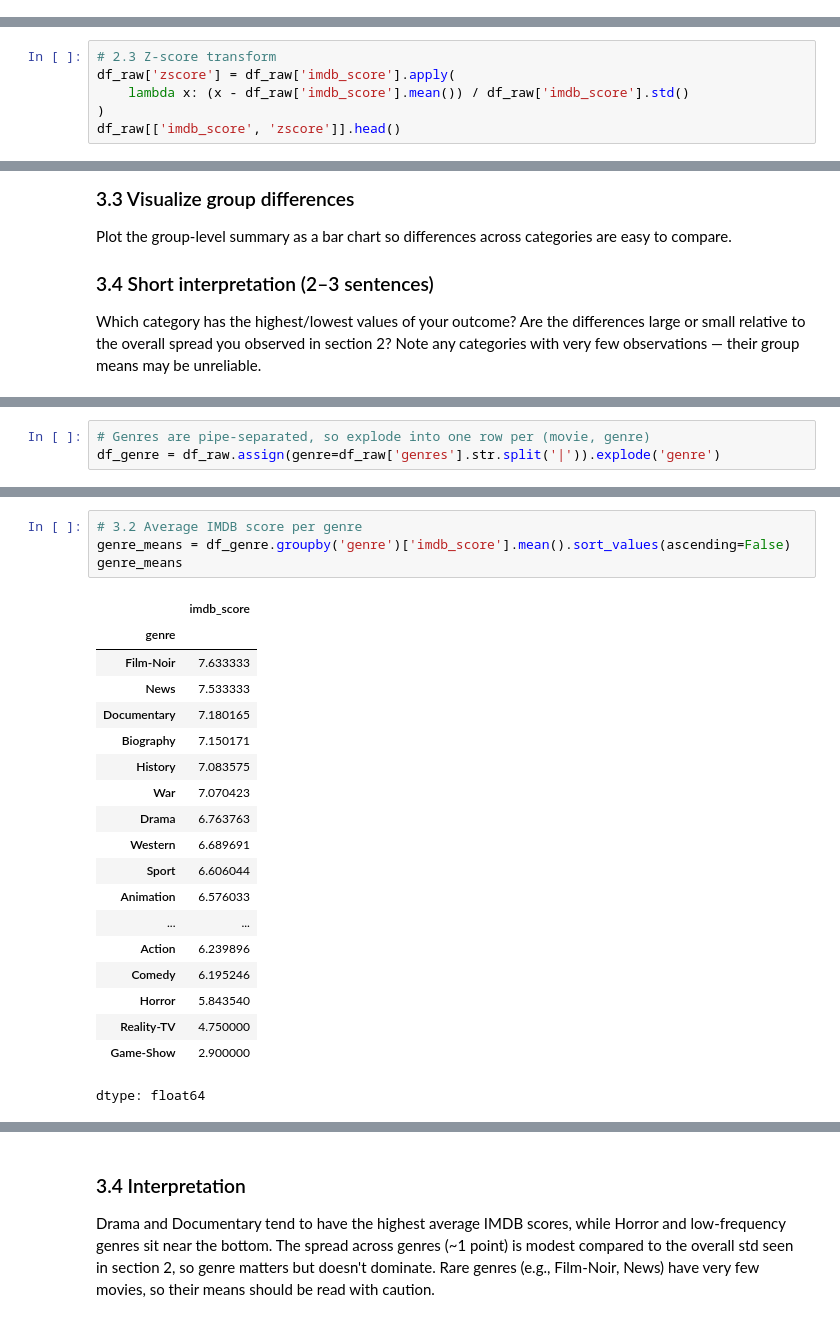
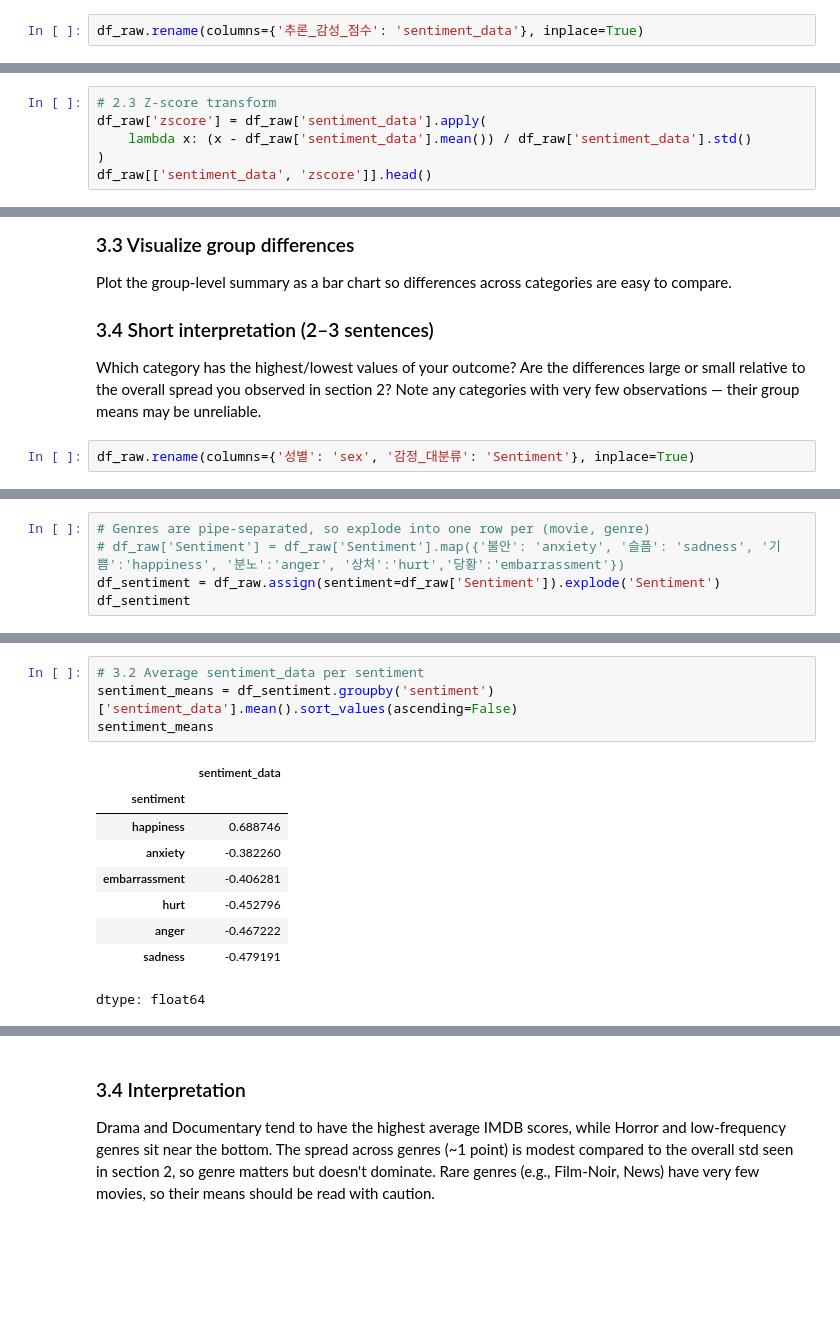
Before and after one commit to 202503660-ai/NLP_for_SocialScience, a Jupyter notebook: asgmt1_explore_your_dataset.ipynb, the cells around one changed output, grey strips where cells are left out. Saved outputs shown, nothing was run; the diff lists cells and outputs as text; blank space fills up the shorter version.

```diff
--- a/asgmt1_explore_your_dataset.ipynb
+++ b/asgmt1_explore_your_dataset.ipynb
@@ -133,6 +322,8 @@ dtype: int64
 ### 1.5 Short Interpretation:
 
 The dataset covers ~5000 movies spanning a wide range of release years, with `imdb_score` roughly normally distributed but `budget` and `gross` strongly right-skewed (a few blockbusters pull the mean far above the median). Variables like `gross`, `budget`, and `content_rating` have substantial missing values, so any analysis using them should drop or impute carefully. Categorical variables such as `director_name` and `actor_1_name` have thousands of unique values, meaning most directors/actors appear in only one or two films.
+# %%
+df_raw.rename(columns={'추론_감성_점수': 'sentiment_data'}, inplace=True)
 # %% [markdown]
 ## 2. Check distributions, z-score transform, visualize (1pt)
 
@@ -175,7 +366,7 @@ plt.show()
 # %%
 # 2.3 Z-score transform
-df_raw['zscore'] = df_raw['imdb_score'].apply(
-    lambda x: (x - df_raw['imdb_score'].mean()) / df_raw['imdb_score'].std()
+df_raw['zscore'] = df_raw['sentiment_data'].apply(
+    lambda x: (x - df_raw['sentiment_data'].mean()) / df_raw['sentiment_data'].std()
 )
-df_raw[['imdb_score', 'zscore']].head()
+df_raw[['sentiment_data', 'zscore']].head()
 # %% [output]
@@ -214,3 +405,5 @@ Plot the group-level summary as a bar chart so differences across categories are
 
 ### 3.4 Short interpretation (2–3 sentences)
 Which category has the highest/lowest values of your outcome? Are the differences large or small relative to the overall spread you observed in section 2? Note any categories with very few observations — their group means may be unreliable.
+# %%
+df_raw.rename(columns={'성별': 'sex', '감정_대분류': 'Sentiment'}, inplace=True)
@@ -217,3 +414,5 @@ Which category has the highest/lowest values of your outcome? Are the difference
 # %%
 # Genres are pipe-separated, so explode into one row per (movie, genre)
-df_genre = df_raw.assign(genre=df_raw['genres'].str.split('|')).explode('genre')
+# df_raw['Sentiment'] = df_raw['Sentiment'].map({'불안': 'anxiety', '슬픔': 'sadness', '기쁨':'happiness', '분노':'anger', '상처':'hurt','당황':'embarrassment'})
+df_sentiment = df_raw.assign(sentiment=df_raw['Sentiment']).explode('Sentiment')
+df_sentiment
@@ -233,26 +446,16 @@ Least frequent: Game-Show (1)
 # %%
-# 3.2 Average IMDB score per genre
-genre_means = df_genre.groupby('genre')['imdb_score'].mean().sort_values(ascending=False)
-genre_means
+# 3.2 Average sentiment_data per sentiment
+sentiment_means = df_sentiment.groupby('sentiment')['sentiment_data'].mean().sort_values(ascending=False)
+sentiment_means
 # %% [output]
-|  | imdb_score |
-| genre |  |
-| Film-Noir | 7.633333 |
-| News | 7.533333 |
-| Documentary | 7.180165 |
-| Biography | 7.150171 |
-| History | 7.083575 |
-| War | 7.070423 |
-| Drama | 6.763763 |
-| Western | 6.689691 |
-| Sport | 6.606044 |
-| Animation | 6.576033 |
-| ... | ... |
-| Action | 6.239896 |
-| Comedy | 6.195246 |
-| Horror | 5.843540 |
-| Reality-TV | 4.750000 |
-| Game-Show | 2.900000 |
+|  | sentiment_data |
+| sentiment |  |
+| happiness | 0.688746 |
+| anxiety | -0.382260 |
+| embarrassment | -0.406281 |
+| hurt | -0.452796 |
+| anger | -0.467222 |
+| sadness | -0.479191 |
 dtype: float64
 # %%
 # 3.3 Visualize group differences
```
Also changed, not shown: parts of 21 cells of this notebook.
